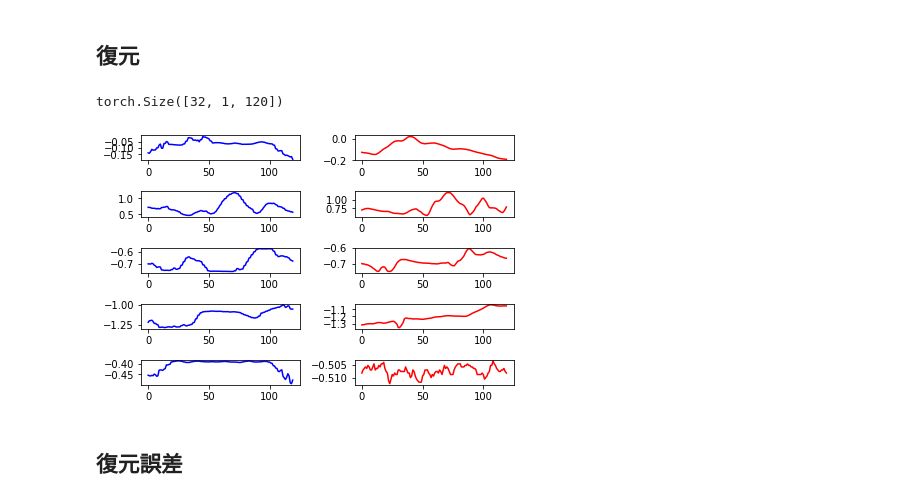
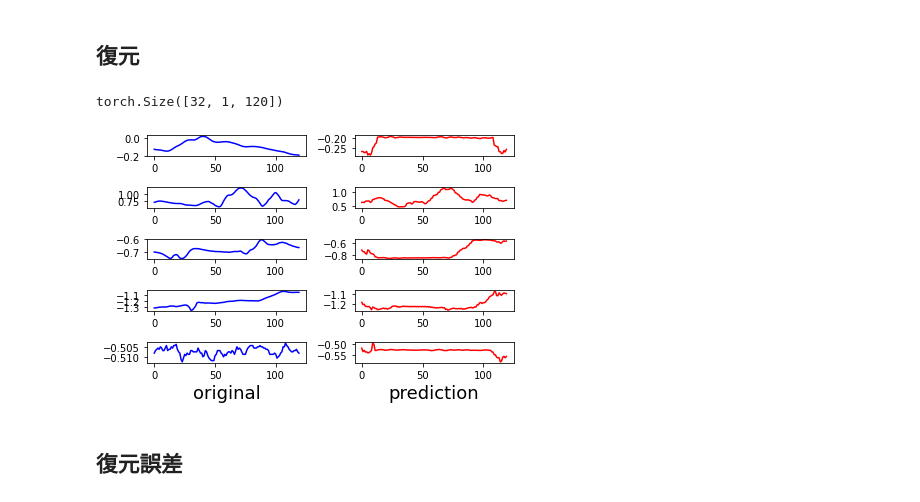
Before and after one commit to oriki101/vq-vae_1d, a Jupyter notebook: notebook/vq-vae_gsr.ipynb, the cells around one changed output. Saved outputs shown, nothing was run; the diff lists cells and outputs as text; code cells hidden in the pictures.

```diff
--- a/notebook/vq-vae_gsr.ipynb
+++ b/notebook/vq-vae_gsr.ipynb
@@ -146,9 +143,9 @@ Wall time: 10h 34min 34s
 # %% [markdown]
 # 復元&食べ物データ確認
 # %%
-num_embeddings = 128
-embedding_dim = 4
-data_pth = 'pth/2021-9-8/gsr_vq_vae-{}-{}dim.pth'.format(num_embeddings, embedding_dim)
+num_embeddings = 256
+embedding_dim = 8
+data_pth = 'pth/2021-9-10/gsr_vq_vae-{}-{}dim.pth'.format(num_embeddings, embedding_dim)
 # %% [markdown]
 ## 復元
 # %%
@@ -163,36 +160,38 @@ with torch.no_grad():
         data = data.view(data.size(0), 1, -1)
         data = data.float()
         data = data.to(device)
         print(data.shape)
         vq_loss, data_recon, perplexity = model(data)
 #         loss = criterion(net.reconstruction(outputs), data)
 #         valid_loss += loss.item()
         break
 
 axs = []
 fig = plt.figure()
 for i in range(10):
     ax = fig.add_subplot(5, 2, i+1)
     axs.append(ax)
 reco = data_recon
 reco = reco.reshape(-1, data.size(2))
 t = [i for i in range(data.size(2))]
 #t = [i for i in range(15000)]
 for i in range(5):
     y1 = reco[i].to('cpu').detach().numpy().copy()
     y2 = data[i].to('cpu').detach().numpy().copy()
     y2 = y2.reshape(y2.size)
 
-    axs[i*2].plot(t, y1, color='blue', label='reconstruction')
-    axs[i*2+1].plot(t, y2, color='red', label='original')
+    axs[i*2].plot(t, y2, color='blue', label='reconstruction')
+    axs[i*2+1].plot(t, y1, color='red', label='original')
 #     axs[i*2].plot(t, y1, color='blue', label='reconstruction')
 #     axs[i*2+1].plot(t, y2, color='red', label='original')
+axs[i*2].set_xlabel('original', fontsize=18)
+axs[i*2+1].set_xlabel('prediction', fontsize=18)
 fig.tight_layout()
 #plt.savefig('1500.png')
 plt.show()
 # %% [output]
 torch.Size([32, 1, 120])
-[figure, old version]
+[figure, new version]
 # %% [markdown]
 ## 復元誤差
 # %%
```
Also changed, not shown: parts of 1 cell of this notebook, 6 other files.
